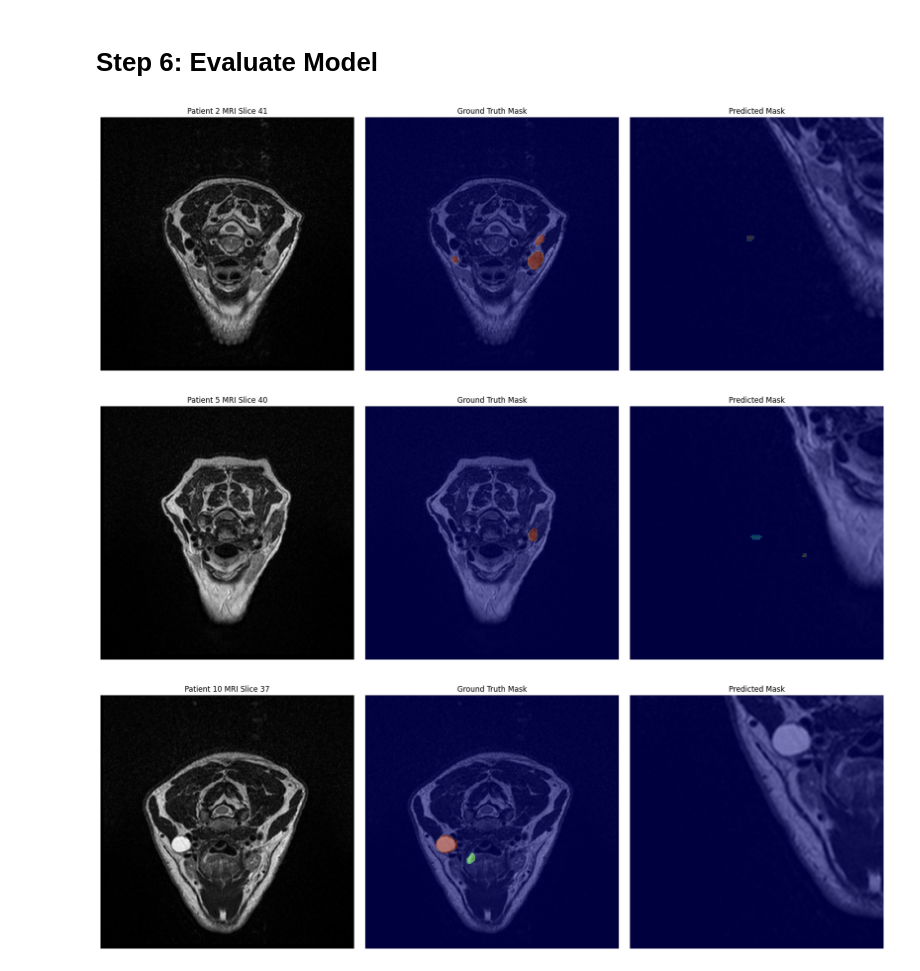
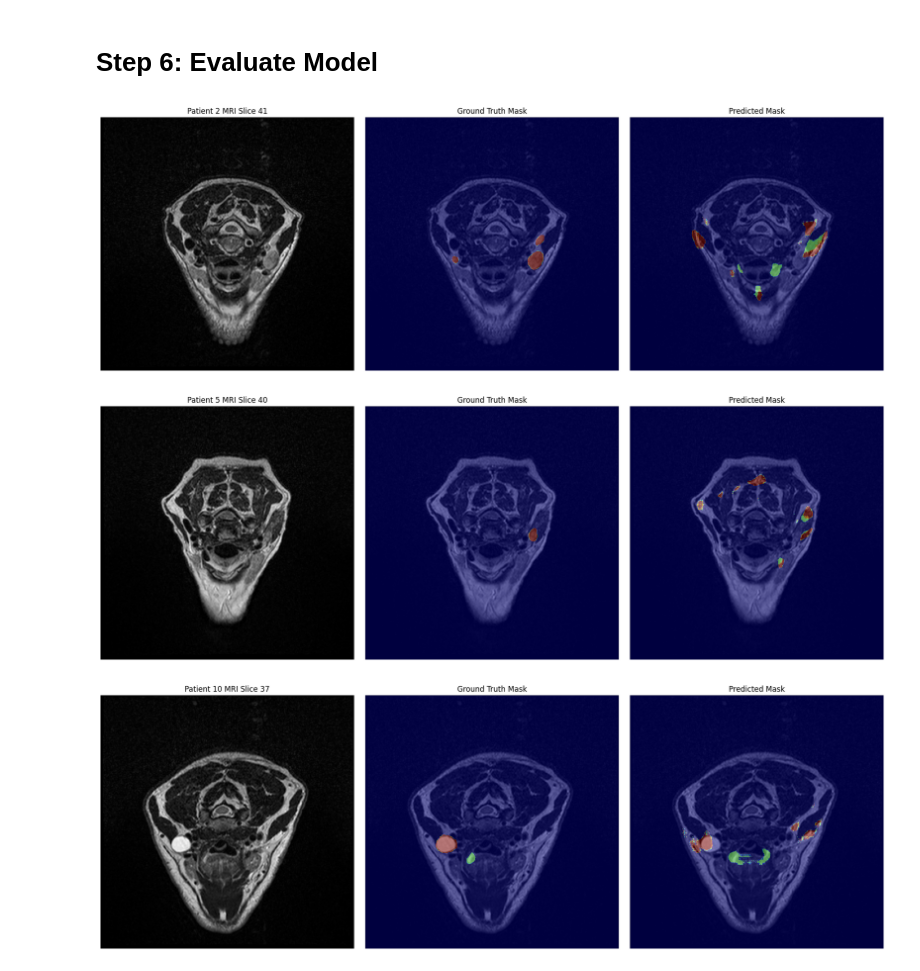
Before and after one commit to bjorneme/TDT17_mini_project, a Jupyter notebook: main.ipynb, the cells around one changed output. Saved outputs shown, nothing was run; the diff lists cells and outputs as text; code cells hidden in the pictures.

Commit message:
Evaluation plot fixed!

```diff
--- a/main.ipynb
+++ b/main.ipynb
@@ -427,7 +437,7 @@ def plot_prediction(model, patient_id, slice_index=None, device='cpu'):
             "image": mri_path,
             "label": mask_path
         }
-        processed = preprocess_transforms(input_dict)
+        processed = val_transforms(input_dict)
         input_tensor = processed["image"].unsqueeze(0).to(device)  # Add batch dimension
 
         # Run the model
@@ -450,33 +460,33 @@ def plot_prediction(model, patient_id, slice_index=None, device='cpu'):
     plt.axis('off')
 
     # Ground Truth Mask
     plt.subplot(1, 3, 2)
     plt.imshow(mri_slice.T, cmap='gray', origin='lower')
     plt.imshow(mask_slice.T, cmap='jet', alpha=0.5, origin='lower')
     plt.title('Ground Truth Mask')
     plt.axis('off')
 
     # Predicted Mask
     plt.subplot(1, 3, 3)
     plt.imshow(mri_slice.T, cmap='gray', origin='lower')
     plt.imshow(predicted_slice.T, cmap='jet', alpha=0.5, origin='lower')
     plt.title('Predicted Mask')
     plt.axis('off')
 
     plt.tight_layout()
     plt.show()
 
 # Ensure the model is on the correct device
 model.to(device)
 
 # Define a list of patient IDs you want to visualize
 # Replace these with actual patient IDs from your validation set
 sample_patients = ['2', '5', '10']  # Example patient IDs
 
 # Plot predictions for each selected patient
 for pid in sample_patients:
     plot_prediction(model, patient_id=pid, device=device)
 # %% [output]
-[figure, old version]
+[figure, new version]
-[figure, old version]
+[figure, new version]
-[figure, old version]
+[figure, new version]
```
Also changed, not shown: parts of 1 cell of this notebook.
